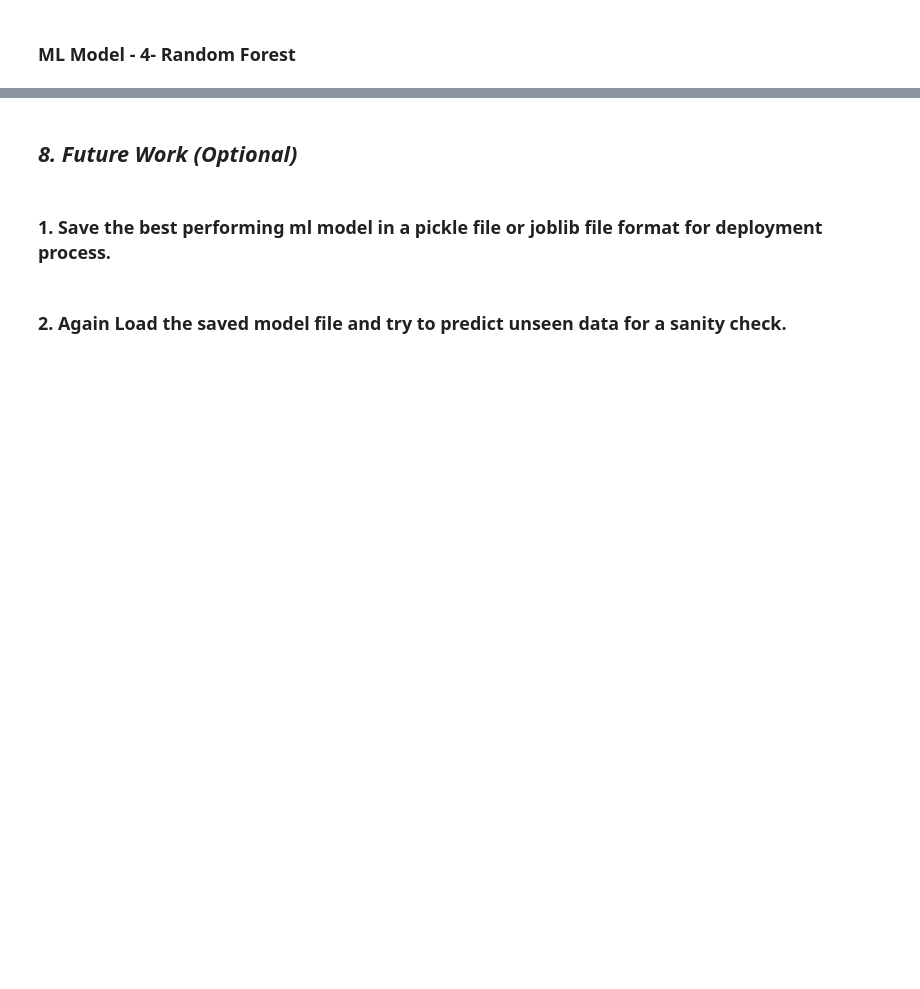
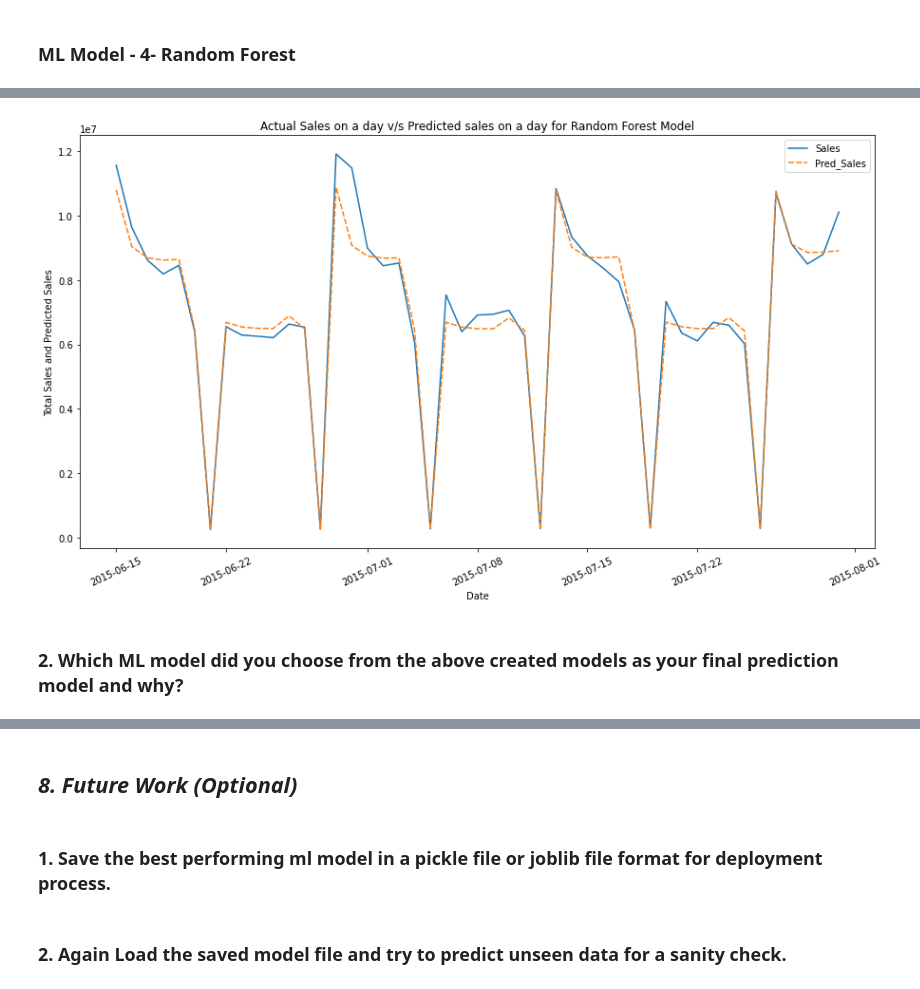
Before and after one commit to makdatascience/Retail_Sales_Prediction, a Jupyter notebook: Retail_Sales_Prediction.ipynb, the cells around one changed output, grey strips where cells are left out. Cells and saved outputs as stored; diff of their text form; code cells hidden in the pictures; blank space fills up the shorter version.

```diff
--- a/Retail_Sales_Prediction.ipynb
+++ b/Retail_Sales_Prediction.ipynb
@@ -2234,17 +2258,22 @@ y_test_grid_Dt_pred=pd.DataFrame(y_train_grid_Rf_pred).values
 # %%
 plt.figure(figsize=(15,8))
-a = np.exp(y_test).copy()
-a['Pred_Sales'] = np.exp(y_train_grid_Rf_pred)
+a = pd.DataFrame()
+a["Sales"] = np.exp(y_test)["lnSales"]
+a['Pred_Sales'] = np.exp(y_test_grid_Rf_pred)
 a["Date"]=(df[df["Date"]>end_train]["Date"])
 a=a[["Date","Sales","Pred_Sales"]]
 df_plot = a.copy()
 plot = df_plot.groupby(['Date'])['Sales','Pred_Sales'].sum()
 sns.lineplot(data=plot)
 
 plt.ylabel("Total Sales and Predicted Sales")
 plt.xticks(rotation = 25)
 plt.title("Actual Sales on a day v/s Predicted sales on a day for Random Forest Model")
 
 plt.legend();
+# %% [output]
+[figure, added]
 # %%
 add_to_metric_df(rf_met)
+# %% [markdown]
+### 2. Which ML model did you choose from the above created models as your final prediction model and why?
```
Also changed, not shown: parts of 34 cells of this notebook.
